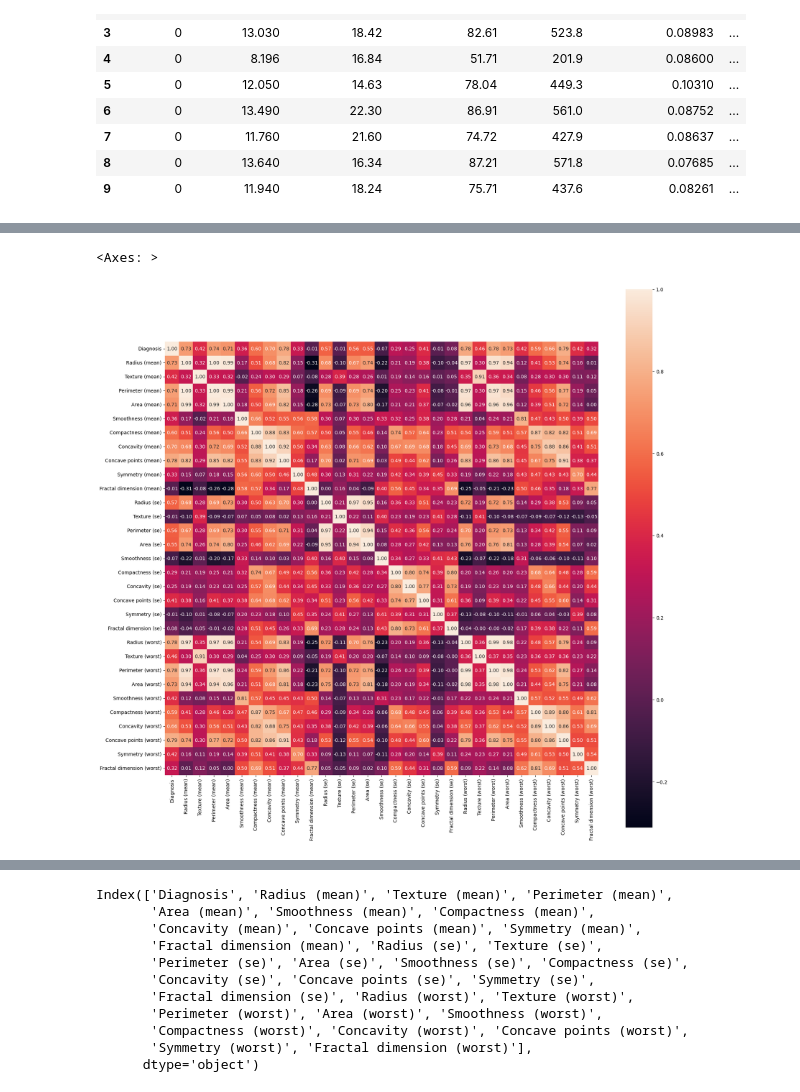
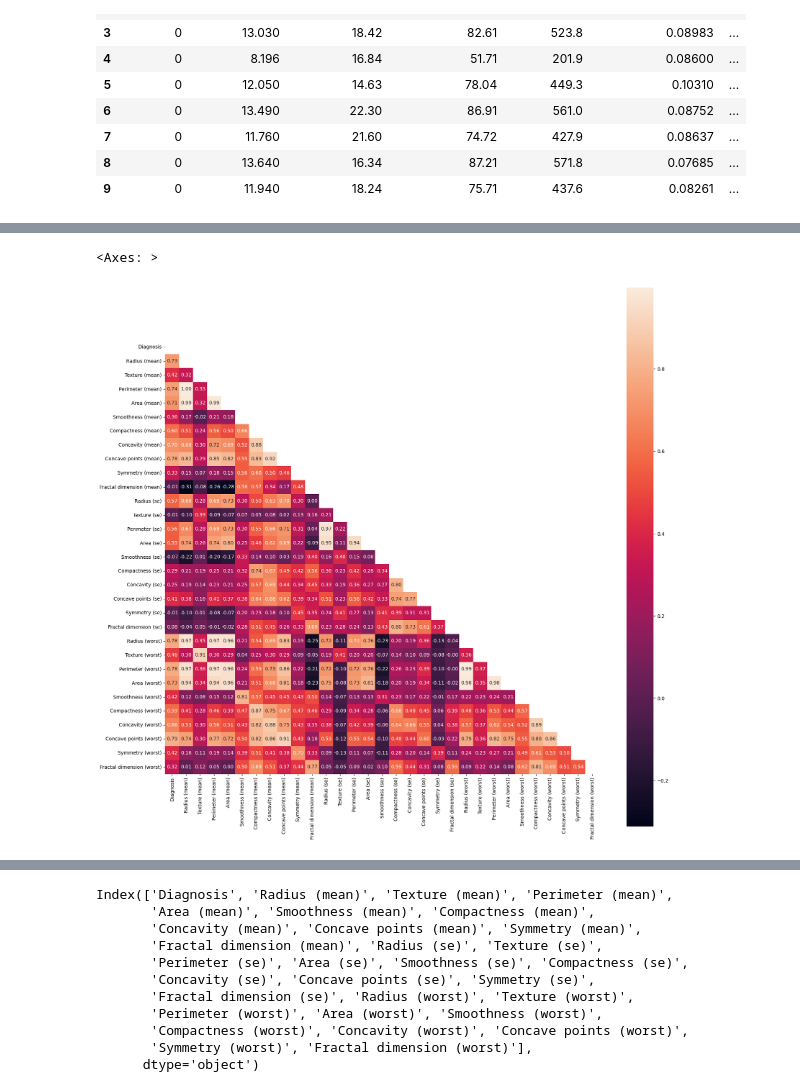
Before and after one commit to akshat1712/MA515_FDS_Project, a Jupyter notebook: Cancer_Analysis.ipynb, the cells around one changed output, grey strips where cells are left out. Drawn from its saved outputs; the diff is of its cells as text; code cells hidden in the pictures.

```diff
--- a/Cancer_Analysis.ipynb
+++ b/Cancer_Analysis.ipynb
@@ -111,9 +111,10 @@ df.describe()
 # %%
 corr = df.corr()
 plt.figure(figsize=(20,20))
-sns.heatmap(corr, cbar = True,  square = True, annot=True, fmt= '.2f',annot_kws={'size': 10},
+mask_cells=np.triu(np.ones_like(corr,dtype=bool))
+sns.heatmap(corr,mask=mask_cells, cbar = True,  square = True, annot=True, fmt= '.2f',annot_kws={'size': 10},
            xticklabels= corr.columns.values,
            yticklabels= corr.columns.values)
 # %% [output]
 <Axes: >
-[figure, old version]
+[figure, new version]
```
Also changed, not shown: parts of 19 cells of this notebook.
